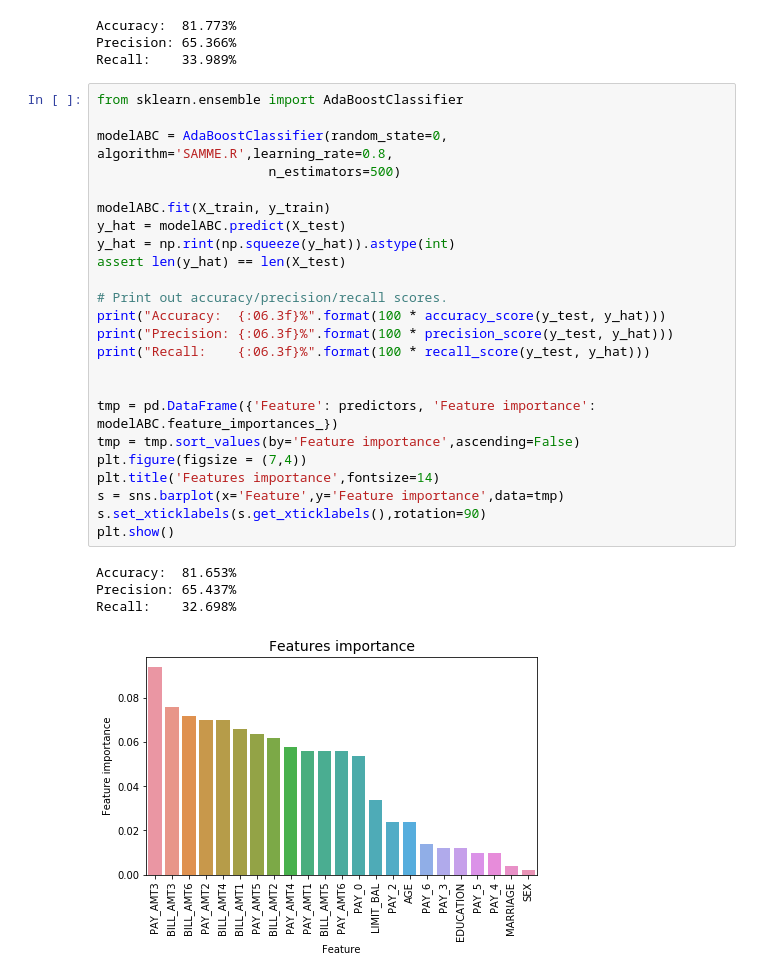
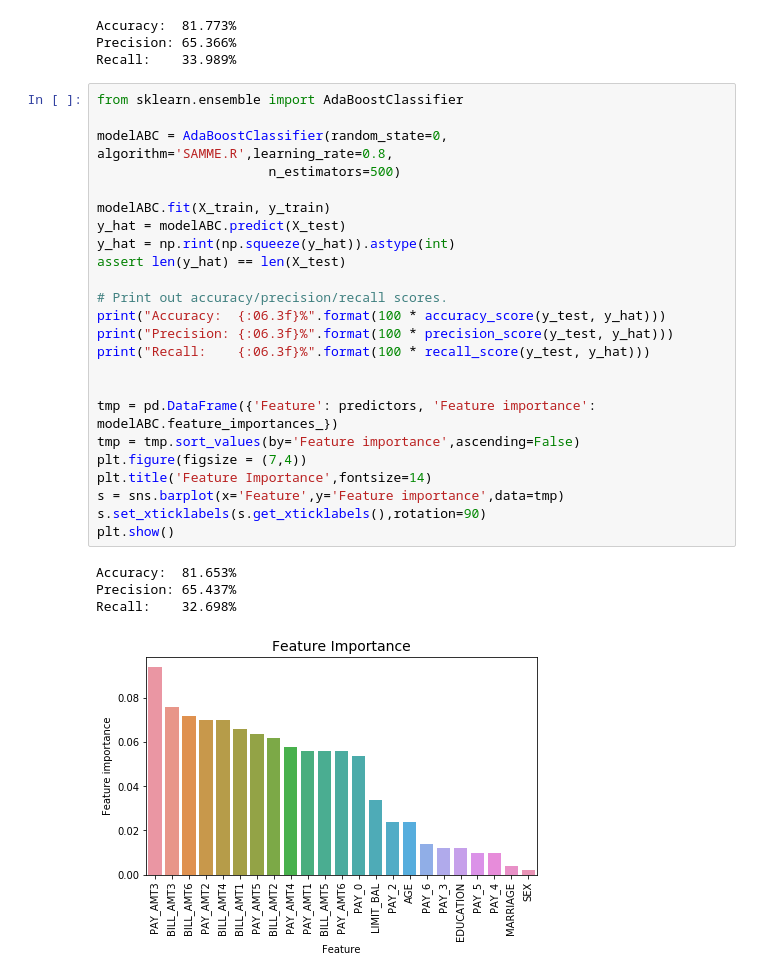
Before and after one commit to r614/credible-clients, a Jupyter notebook: Exploration.ipynb, the cells around one changed output. Drawn from its saved outputs; the diff is of its cells as text.

```diff
--- a/Exploration.ipynb
+++ b/Exploration.ipynb
@@ -125,32 +125,32 @@ Recall:    33.989%
 # %%
 from sklearn.ensemble import AdaBoostClassifier
 
 modelABC = AdaBoostClassifier(random_state=0, algorithm='SAMME.R',learning_rate=0.8,
                       n_estimators=500)
 
 modelABC.fit(X_train, y_train)
 y_hat = modelABC.predict(X_test)
 y_hat = np.rint(np.squeeze(y_hat)).astype(int)
 assert len(y_hat) == len(X_test)
 
 # Print out accuracy/precision/recall scores.
 print("Accuracy:  {:06.3f}%".format(100 * accuracy_score(y_test, y_hat)))
 print("Precision: {:06.3f}%".format(100 * precision_score(y_test, y_hat)))
 print("Recall:    {:06.3f}%".format(100 * recall_score(y_test, y_hat)))
 
 
 tmp = pd.DataFrame({'Feature': predictors, 'Feature importance': modelABC.feature_importances_})
 tmp = tmp.sort_values(by='Feature importance',ascending=False)
 plt.figure(figsize = (7,4))
-plt.title('Features importance',fontsize=14)
+plt.title('Feature Importance',fontsize=14)
 s = sns.barplot(x='Feature',y='Feature importance',data=tmp)
 s.set_xticklabels(s.get_xticklabels(),rotation=90)
 plt.show()
 # %% [output]
 Accuracy:  81.653%
 Precision: 65.437%
 Recall:    32.698%
-[figure, old version]
+[figure, new version]
 # %%
 from catboost import CatBoostClassifier
 
```
Also changed, not shown: parts of 3 cells of this notebook, 3 other files.
